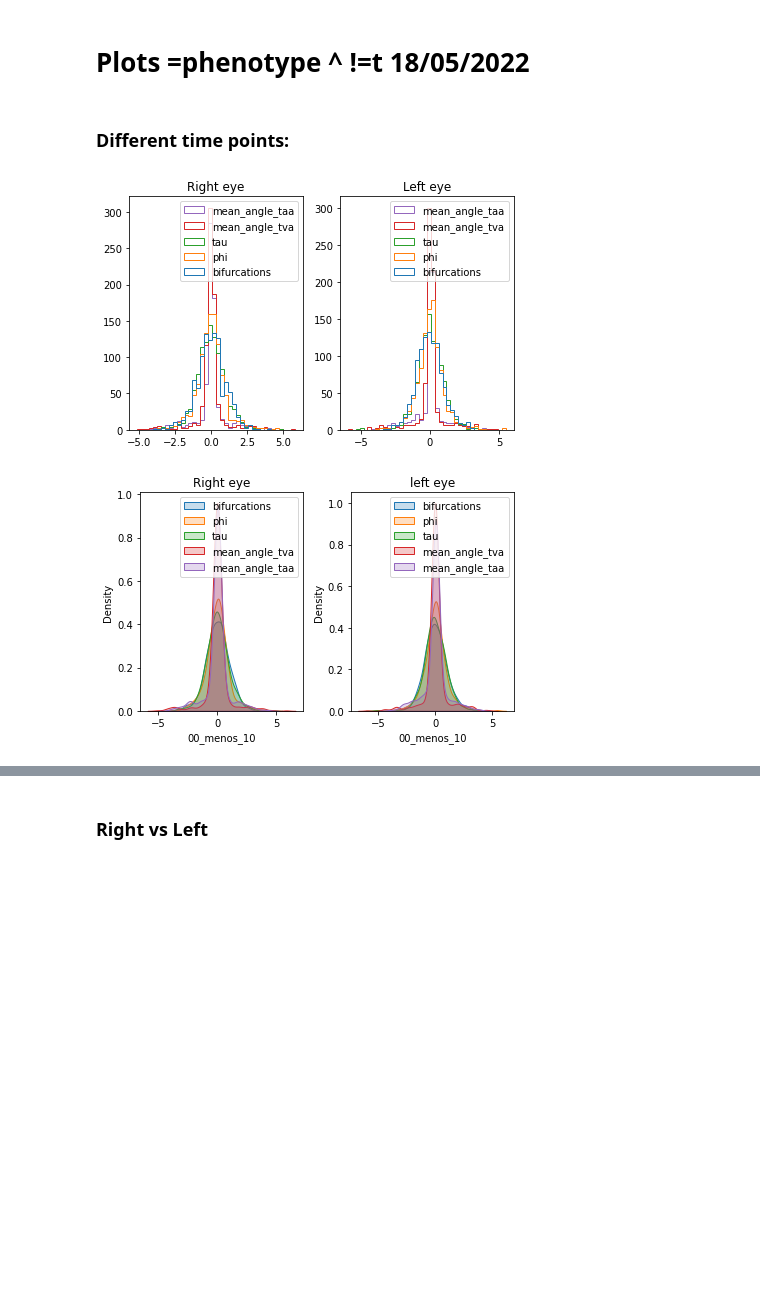
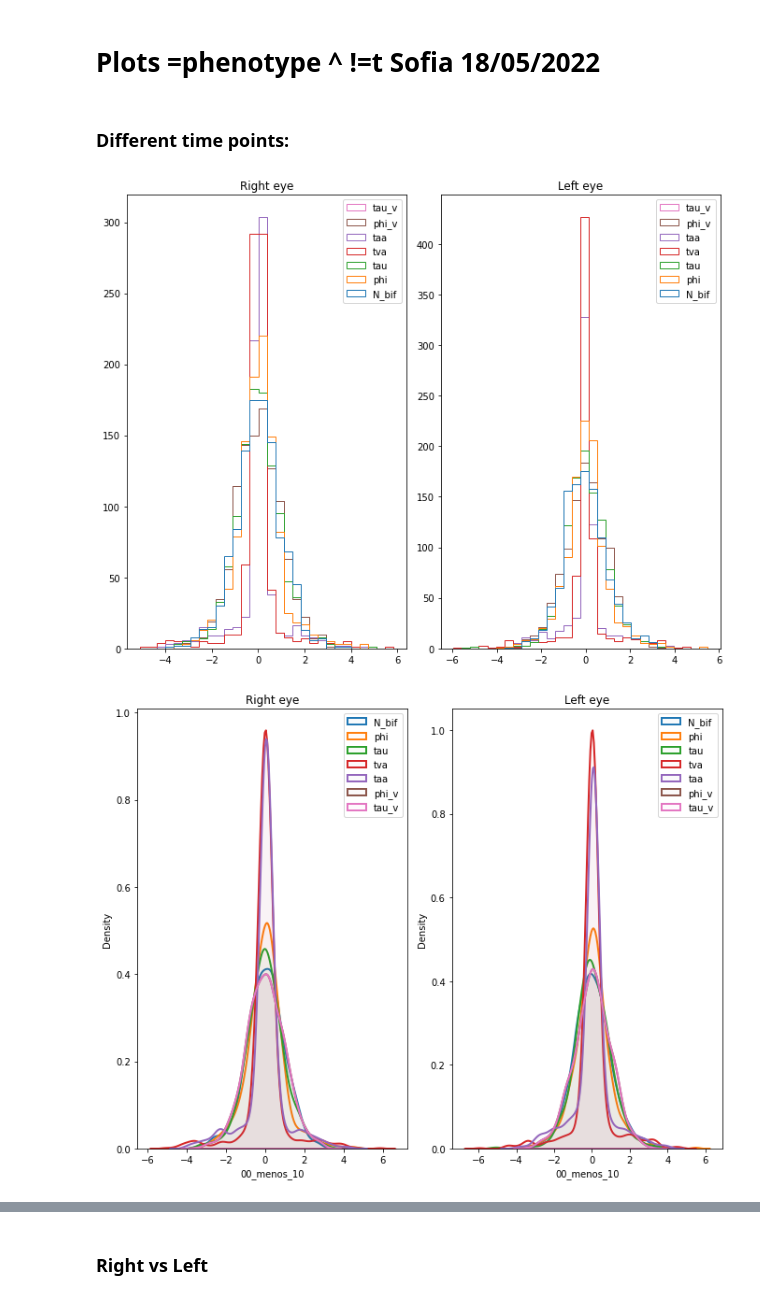
Before and after one commit to BergmannLab/retina-phenotypes, a Jupyter notebook: complementary/traits_different_time_points/plot_Different_time_points.ipynb, the cells around one changed output, grey strips where cells are left out. Drawn from its saved outputs; the diff is of its cells as text; code cells hidden in the pictures; blank space fills up the shorter version.

Commit message:
Unfinished work with Differen time points

```diff
--- a/complementary/traits_different_time_points/plot_Different_time_points.ipynb
+++ b/complementary/traits_different_time_points/plot_Different_time_points.ipynb
@@ -1,5 +1,5 @@
 # %% [markdown]
-# Plots =phenotype ^ !=t 18/05/2022
+# Plots =phenotype ^ !=t Sofia 18/05/2022
 # %%
 import pandas as pd
 import numpy as np
@@ -20,8 +20,11 @@ df_medianDiameter_all_right = pd.read_csv(dir_input+ 'medianDiameter_all_right_Q
 df_DF_all_left = pd.read_csv(dir_input+ 'DF_all_left_QC.csv')
 df_DF_all_right = pd.read_csv(dir_input+ 'DF_all_right_QC.csv')
 
-#df_N_green_left = pd.read_csv(dir_input+ 'N_green_left_QC.csv')
-#df_N_green_right = pd.read_csv(dir_input+ 'N_green_right_QC.csv')
+df_D_ratio_left = pd.read_csv(dir_input+ 'ratio_AV_medianDiameter_left_QC.csv')
+df_D_ratio_right = pd.read_csv(dir_input+ 'ratio_AV_medianDiameter_right_QC.csv')
+
+df_DF_ratio_left = pd.read_csv(dir_input+ 'ratio_AV_medianDiameter_left_QC.csv')
+df_DF_ratio_right = pd.read_csv(dir_input+ 'ratio_AV_medianDiameter_right_QC.csv')
 
 df_tVA_left = pd.read_csv(dir_input+ 'mean_angle_tva_left_QC.csv')
 df_tVA_right = pd.read_csv(dir_input+ 'mean_angle_tva_right_QC.csv')
@@ -29,20 +32,11 @@ df_tVA_right = pd.read_csv(dir_input+ 'mean_angle_tva_right_QC.csv')
 df_tAA_left = pd.read_csv(dir_input+ 'mean_angle_taa_left_QC.csv')
 df_tAA_right = pd.read_csv(dir_input+ 'mean_angle_taa_right_QC.csv')
 
-#df_pixels_close_OD_over_total_left = pd.read_csv(dir_input+ 'pixels_close_OD_over_total_left_QC.csv')
-#df_pixels_close_OD_over_total_right = pd.read_csv(dir_input+ 'pixels_close_OD_over_total_right_QC.csv')
+df_FD_all_left = pd.read_csv(dir_input+ 'slope_left_QC.csv', sep=',')
+df_FD_all_right = pd.read_csv(dir_input+ 'slope_right_QC.csv' , sep=',')
 
-#df_green_pixels_over_total_OD_left = pd.read_csv(dir_input+ 'green_pixels_over_total_ODleft_QC.csv')
-#df_green_pixels_over_total_OD_right = pd.read_csv(dir_input+ 'green_pixels_over_total_OD_right_QC.csv')
-
-#df_N_total_green_segments_left = pd.read_csv(dir_input+ 'N_total_green_segments_left_QC.csv')
-#df_N_total_green_segments_right = pd.read_csv(dir_input+ 'N_total_green_segments_right_QC.csv')
-
-#df_FD_all_left = pd.read_csv(dir_input+ 'FD_all_left_QC.csv', sep=',')
-#df_FD_all_right = pd.read_csv(dir_input+ 'FD_all_right_QC.csv' , sep=',')
-
-#df_VD_orig_all_left = pd.read_csv(dir_input+ 'VD_orig_all_left_QC.csv', sep=',')
-#df_VD_orig_all_right = pd.read_csv(dir_input+ 'VD_orig_all_right_QC.csv' , sep=',')
+df_VD_orig_all_left = pd.read_csv(dir_input+ 'VD_orig_all_left_QC.csv', sep=',')
+df_VD_orig_all_right = pd.read_csv(dir_input+ 'VD_orig_all_right_QC.csv' , sep=',')
 # %% [markdown]
 ### Different time points:
 # %%
@@ -92,10 +100,10 @@ def plot_density_time_dif(y1_R, y2_R, y3_R, y4_R, y5_R, y1_L,y2_L,y3_L,y4_L,y5_L
 # %%
 l_types_of_plots=['00_menos_10', 'abs00_menos_10']
 for i in range(len(l_types_of_plots)):
-    y1_R,y2_R,y3_R,y4_R,y5_R = prepare_data_for_plot(df_N_bif_right, df_medianDiameter_all_right, df_DF_all_right, df_tVA_right, df_tAA_right, l_types_of_plots[i])
-    y1_L,y2_L,y3_L,y4_L,y5_L = prepare_data_for_plot(df_N_bif_left, df_medianDiameter_all_left, df_DF_all_left, df_tVA_left, df_tAA_left, l_types_of_plots[i])
-    plot_hist_time_dif(y1_R,y2_R,y3_R,y4_R,y5_R,y1_L,y2_L,y3_L,y4_L,y5_L)
-    plot_density_time_dif(y1_R,y2_R,y3_R,y4_R,y5_R,y1_L,y2_L,y3_L,y4_L,y5_L)
+    y1_R,y2_R,y3_R,y4_R,y5_R,y6_R,y7_R = prepare_data_for_plot(df_N_bif_right, df_medianDiameter_all_right, df_DF_all_right, df_tVA_right, df_tAA_right,df_D_ratio_right,df_DF_ratio_right, l_types_of_plots[i])
+    y1_L,y2_L,y3_L,y4_L,y5_L,y6_L,y7_L = prepare_data_for_plot(df_N_bif_left, df_medianDiameter_all_left, df_DF_all_left, df_tVA_left, df_tAA_left,df_D_ratio_left,df_DF_ratio_left, l_types_of_plots[i])
+    plot_hist_time_dif(y1_R,y2_R,y3_R,y4_R,y5_R,y6_R,y7_R,y1_L,y2_L,y3_L,y4_L,y5_L,y6_L,y7_L, l_types_of_plots[i])
+    plot_density_time_dif(y1_R,y2_R,y3_R,y4_R,y5_R,y6_R,y7_R,y1_L,y2_L,y3_L,y4_L,y5_L,y6_L,y7_L, l_types_of_plots[i])
 # %% [output]
-[figure, old version]
+[figure, new version]
-[figure, old version]
+[figure, new version]
```
Also changed, not shown: parts of 4 cells of this notebook.
